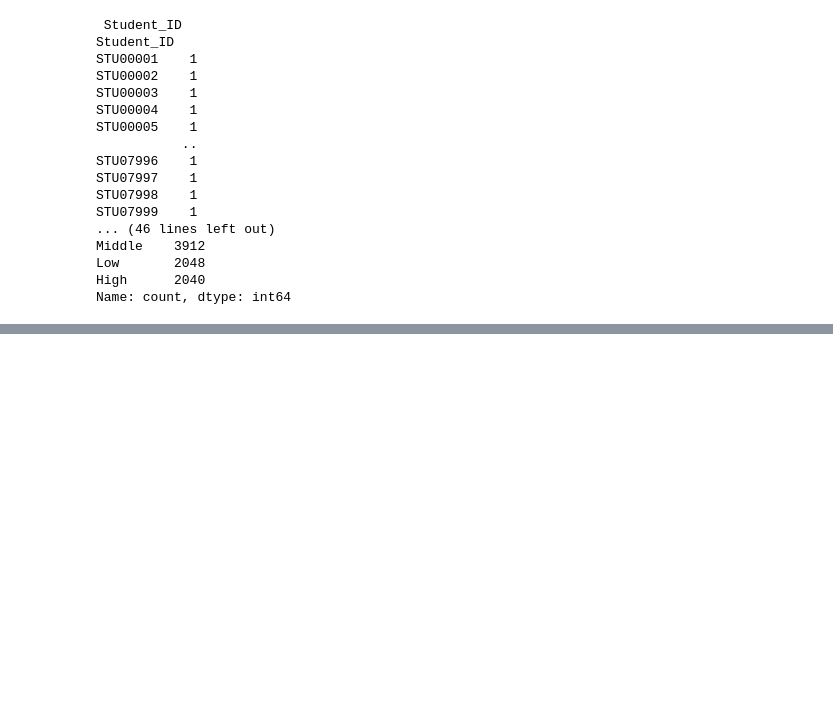
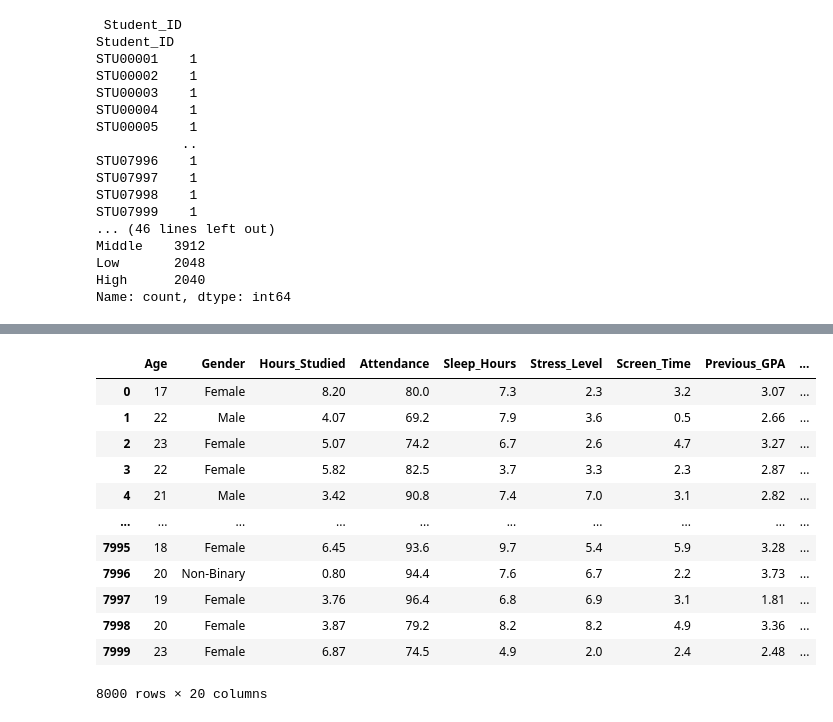
Before and after one commit to FatimaAlMurtadha/Python-atm-and-more, a Jupyter notebook: NewDataSetV20/studentPerformenceDS.ipynb, the cells around one changed output, grey strips where cells are left out. Drawn from its saved outputs; the diff is of its cells as text; code cells hidden in the pictures; blank space fills up the shorter version.

```diff
--- a/NewDataSetV20/studentPerformenceDS.ipynb
+++ b/NewDataSetV20/studentPerformenceDS.ipynb
@@ -198,0 +433,24 @@ Name: count, dtype: int64
+# %%
+df_cleaned["Score_Z"] = (
+    (
+        df_cleaned["Final_Score"]
+        - df_cleaned["Final_Score"].mean()
+    )
+    /
+    df_cleaned["Final_Score"].std()
+)
+df_cleaned
+# %% [output]
+|  | Age | Gender | Hours_Studied | Attendance | Sleep_Hours | Stress_Level | Screen_Time | Previous_GPA | ... |
+| 0 | 17 | Female | 8.20 | 80.0 | 7.3 | 2.3 | 3.2 | 3.07 | ... |
+| 1 | 22 | Male | 4.07 | 69.2 | 7.9 | 3.6 | 0.5 | 2.66 | ... |
+| 2 | 23 | Female | 5.07 | 74.2 | 6.7 | 2.6 | 4.7 | 3.27 | ... |
+| 3 | 22 | Female | 5.82 | 82.5 | 3.7 | 3.3 | 2.3 | 2.87 | ... |
+| 4 | 21 | Male | 3.42 | 90.8 | 7.4 | 7.0 | 3.1 | 2.82 | ... |
+| ... | ... | ... | ... | ... | ... | ... | ... | ... | ... |
+| 7995 | 18 | Female | 6.45 | 93.6 | 9.7 | 5.4 | 5.9 | 3.28 | ... |
+| 7996 | 20 | Non-Binary | 0.80 | 94.4 | 7.6 | 6.7 | 2.2 | 3.73 | ... |
+| 7997 | 19 | Female | 3.76 | 96.4 | 6.8 | 6.9 | 3.1 | 1.81 | ... |
+| 7998 | 20 | Female | 3.87 | 79.2 | 8.2 | 8.2 | 4.9 | 3.36 | ... |
+| 7999 | 23 | Female | 6.87 | 74.5 | 4.9 | 2.0 | 2.4 | 2.48 | ... |
+8000 rows × 20 columns
```
Also changed, not shown: parts of 29 cells of this notebook, 1 other file.
